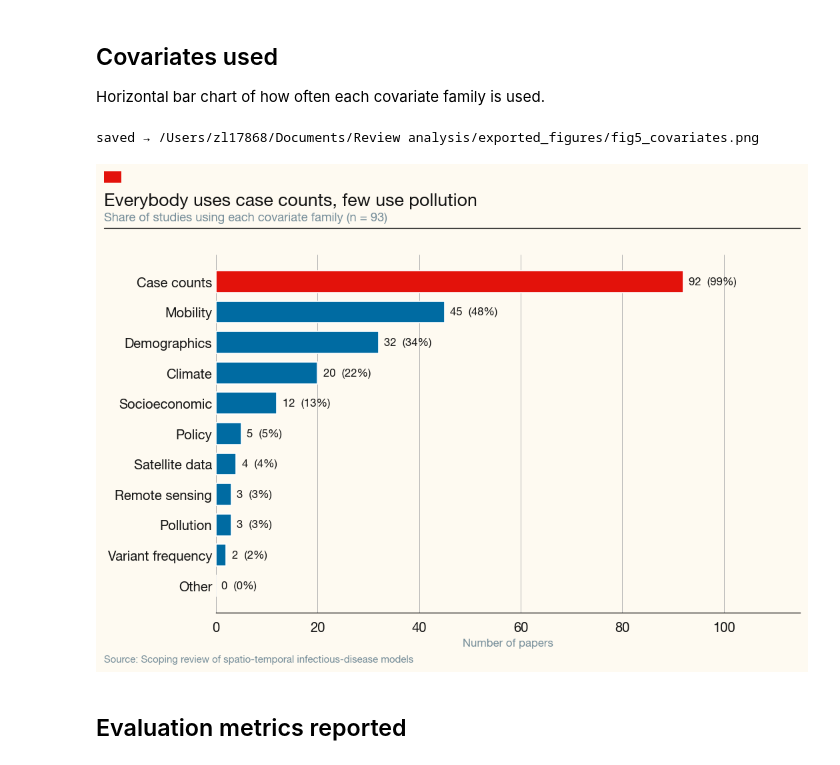
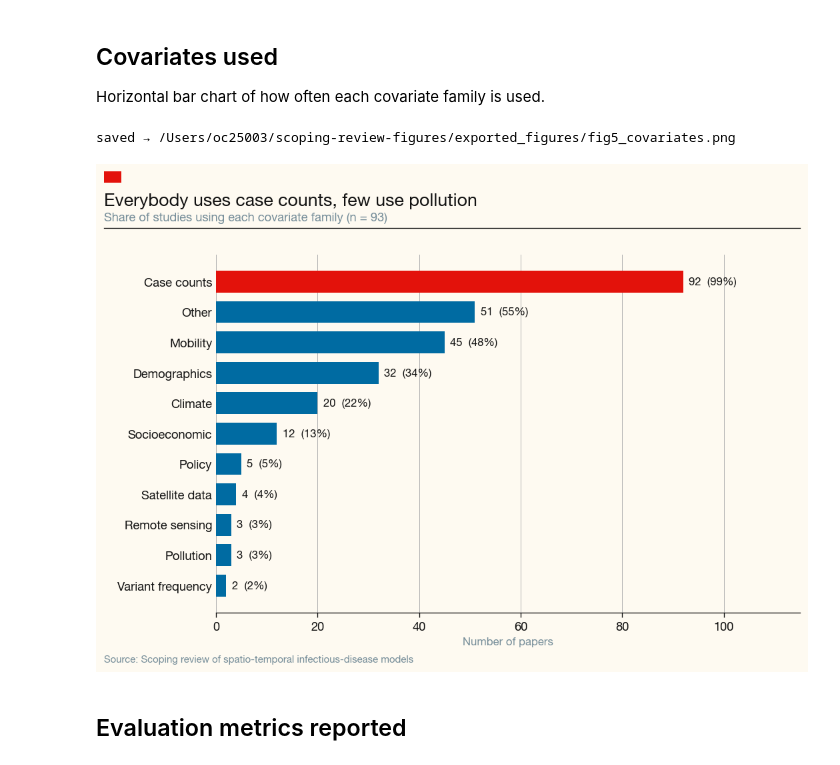
Before and after one commit to ai4ci/scoping-review-figures, a Jupyter notebook: review_analysis.ipynb, the cells around one changed output. Saved outputs shown, nothing was run; the diff lists cells and outputs as text; code cells hidden in the pictures.

Commit message:
edited co-variates figure to recognise other

```diff
--- a/review_analysis.ipynb
+++ b/review_analysis.ipynb
@@ -549,37 +549,55 @@ Horizontal bar chart of how often each covariate family is used.
 # %%
 cov_cols = ["Case counts", "Mobility", "Climate", "Pollution",
             "Socioeconomic", "Policy", "Variant frequency",
             "Satellite data", "Remote sensing", "Demographics", "Other"]
+
+# warn if any expected column didn't match the sheet (e.g. "Demographics" vs "Demographic")
+missing = [c for c in cov_cols if c not in df_cov.columns]
+if missing:
+    print(f"WARNING: these columns were not found and will be skipped: {missing}")
+
 cov_present = [c for c in cov_cols if c in df_cov.columns]
-cov_counts = (df_cov[cov_present].apply(pd.to_numeric, errors="coerce")
-                                  .fillna(0).astype(int)
-                                  .sum().sort_values())
+
+# count each covariate; "Other" is free text, so count non-empty descriptions
+counts = {}
+for c in cov_present:
+    if c == "Other":
+        s = df_cov[c].fillna("").astype(str).str.strip()
+        counts[c] = int(((s != "") & (s != "0")).sum())
+    else:
+        counts[c] = int(pd.to_numeric(df_cov[c], errors="coerce").fillna(0).sum())
+
+cov_counts = pd.Series(counts).sort_values()
 n_papers = len(df_cov)
 
 fig = plt.figure(figsize=(10, 6.4))
 ax = fig.add_axes([0.22, 0.12, 0.73, 0.70])
-colors = [ECON["red"] if v == cov_counts.max() else ECON["navy"] for v in cov_counts.values]
+
+colors = [ECON["red"] if v == cov_counts.max() else ECON["navy"]
+          for v in cov_counts.values]
 ax.barh(cov_counts.index, cov_counts.values, color=colors, height=0.72, zorder=3)
+
 for i, (k, v) in enumerate(cov_counts.items()):
     pct = v / n_papers * 100
     ax.text(v + max(cov_counts.values) * 0.012, i,
             f"{int(v)}  ({pct:.0f}%)", va="center", ha="left",
             fontsize=10, color=ECON["ink"])
 
 ax.set_xlim(0, max(cov_counts.values) * 1.25)
 ax.set_xlabel("Number of papers", fontsize=10, color=ECON["grey"])
 econ_axes(ax, grid_axis="x")
 
 economist_frame(fig,
     title="Everybody uses case counts, few use pollution",
     subtitle=f"Share of studies using each covariate family (n = {n_papers})")
+
 _out = FIG_DIR / "fig5_covariates.png"
 fig.savefig(_out)
 print(f"saved → {_out.resolve()}")
 plt.show()
 # %% [output]
-saved → /Users/zl17868/Documents/Review analysis/exported_figures/fig5_covariates.png
+saved → /Users/oc25003/scoping-review-figures/exported_figures/fig5_covariates.png
-[figure, old version]
+[figure, new version]
 # %% [markdown]
 ## Evaluation metrics reported
 # %%
```
Also changed, not shown: parts of 14 cells of this notebook, 15 other files.
